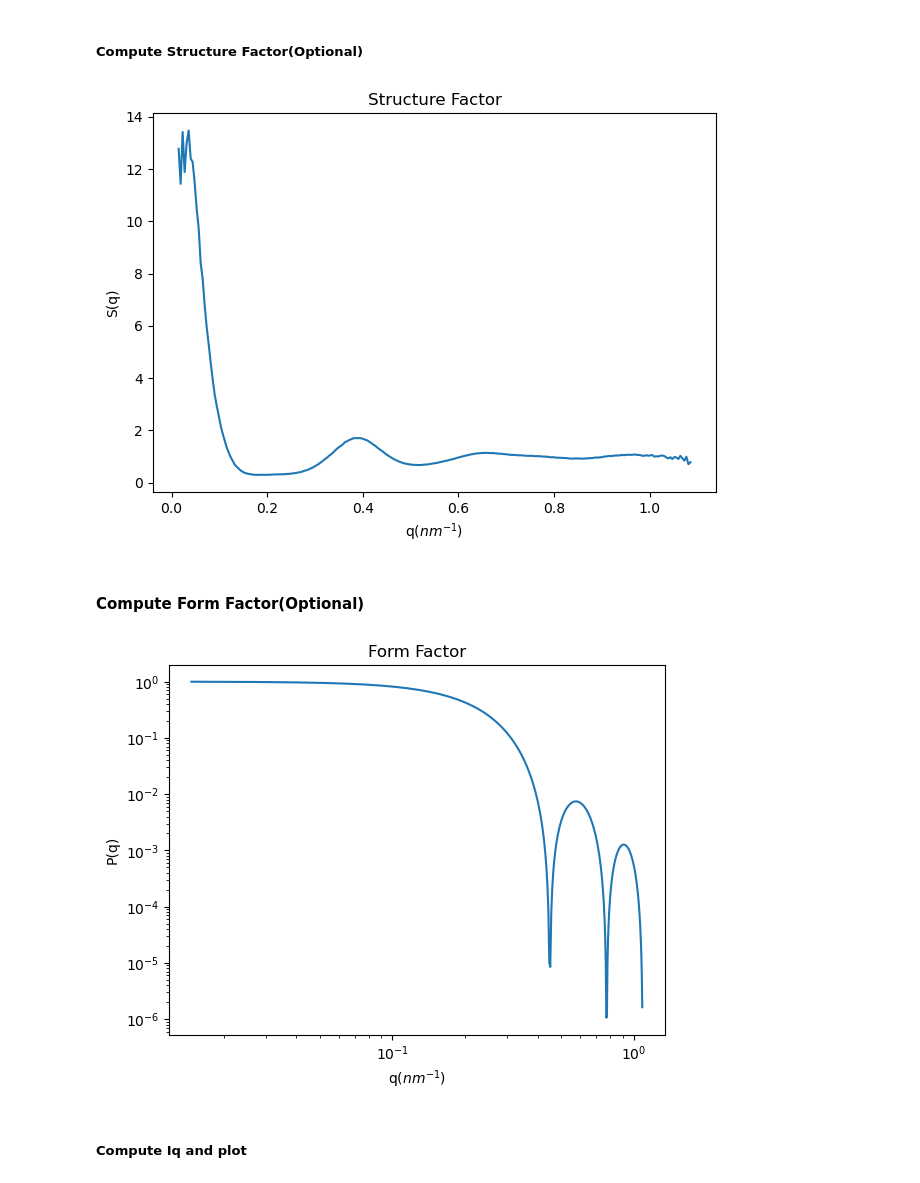
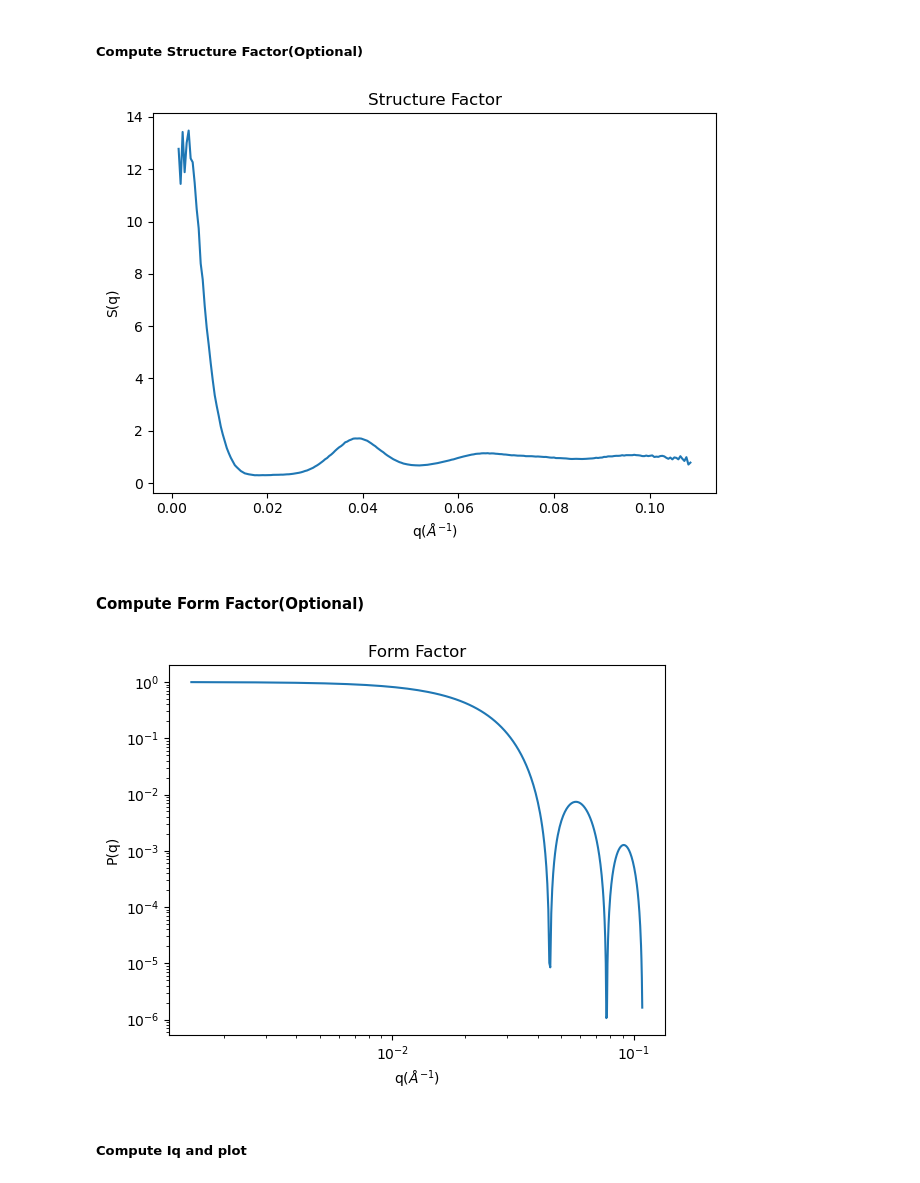
Before and after one commit to hansoncjc/gsd2sas, a Jupyter notebook: examples/Sphere.ipynb, the cells around one changed output. Saved outputs shown, nothing was run; the diff lists cells and outputs as text; code cells hidden in the pictures.

```diff
--- a/examples/Sphere.ipynb
+++ b/examples/Sphere.ipynb
@@ -16,8 +16,8 @@ import matplotlib.ticker as ticker
 # SLD of samples and solvent can be found in literature
 au = SphereIntensity(volume_fraction=0.01, sld_sample=118e-6, sld_solvent=9.44e-6)
 # %%
-# Initialize form factor, unit is nm
-au.set_form_factor(radius=10)
+# Initialize form factor, unit is simulation unit.
+au.set_form_factor(radius=1)
 
 # Initialize structure factor, which requises the gsd file, N_grid, and what frames to extract
 gsd = '/Users/hanson/Documents/UW/Research - Sherman Pozzo Lab/Simulation/Structure Factor/N8000.0_phi0.010_epsd7.10_delta0.25_epsY0.27_lamb4.28.gsd'
@@ -28,26 +28,26 @@ au.set_structure_factor(gsd_path=gsd, N_grid=300, frame=1)
 q, s = au.structure_factor.compute_s_1d()
 # %%
 # the first bin of q&s need to be removed
-plt.plot(q[3:-1]/au.radius, s[3:-1], label='S(q)')
-plt.xlabel('q($nm^{-1}$)')
+plt.plot(q[3:-1]/100, s[3:-1], label='S(q)')
+plt.xlabel('q($\AA^{-1}$)')
 plt.ylabel('S(q)')
 plt.title('Structure Factor')
 plt.tight_layout()
 # %% [output]
-[figure, old version]
+[figure, new version]
 # %% [markdown]
 #### Compute Form Factor(Optional)
 # %%
 # Form factor of sphere is analytic, the input needs to match the one from structure factor.
 p = au.form_factor.Compute_Pq(q)
-plt.loglog(q[3:-1]/au.radius,p[3:-1])
+plt.loglog(q[3:-1]/100,p[3:-1])
 #plt.ylim(10e-1000, 5)
-plt.xlabel('q($nm^{-1}$)')
+plt.xlabel('q($\AA^{-1}$)')
 plt.ylabel('P(q)')
 plt.title('Form Factor')
 plt.yscale('log')
 # %% [output]
-[figure, old version]
+[figure, new version]
 # %% [markdown]
 ##### Compute Iq and plot
 # %%
```
Also changed, not shown: parts of 1 cell of this notebook.
